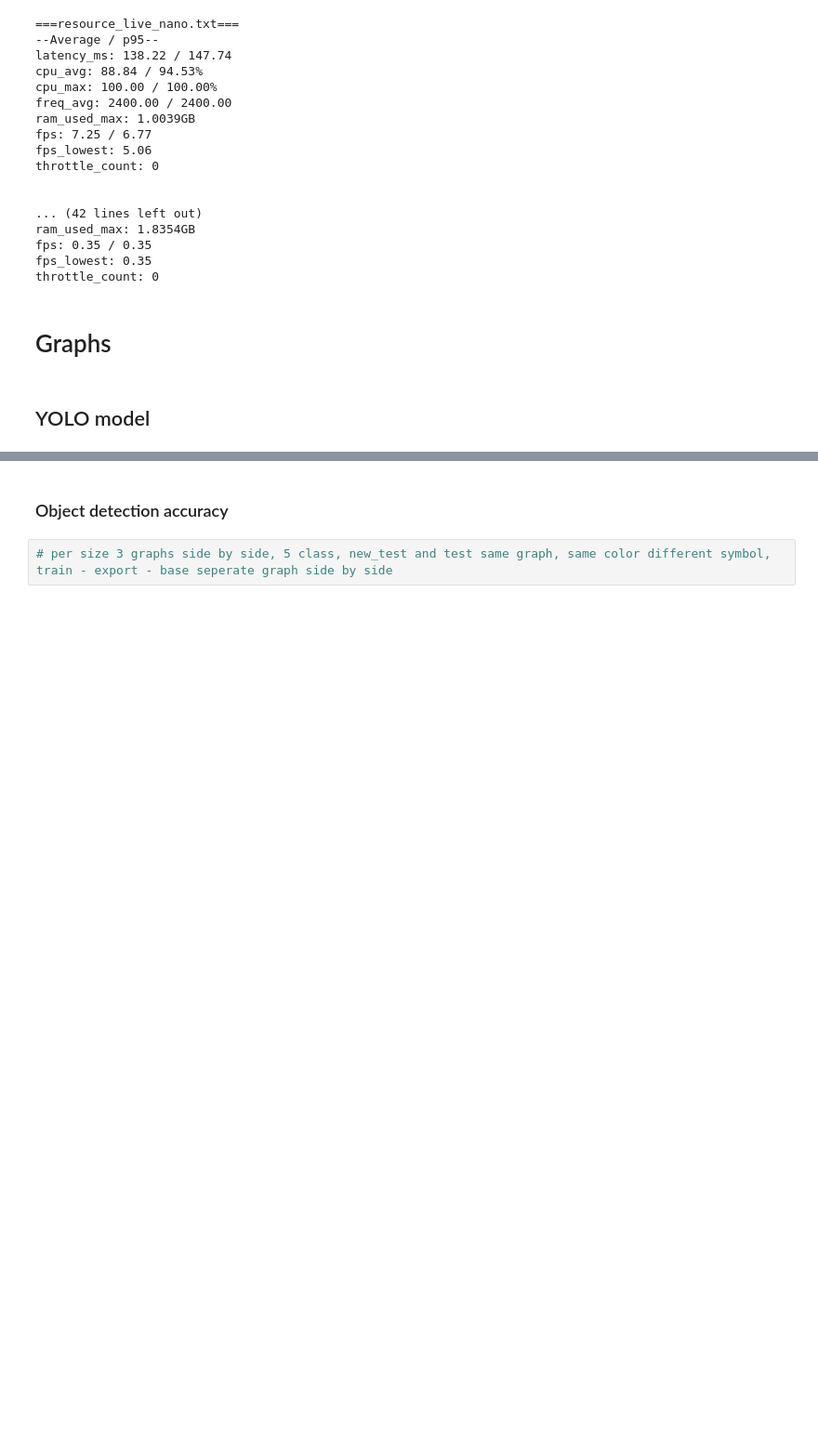
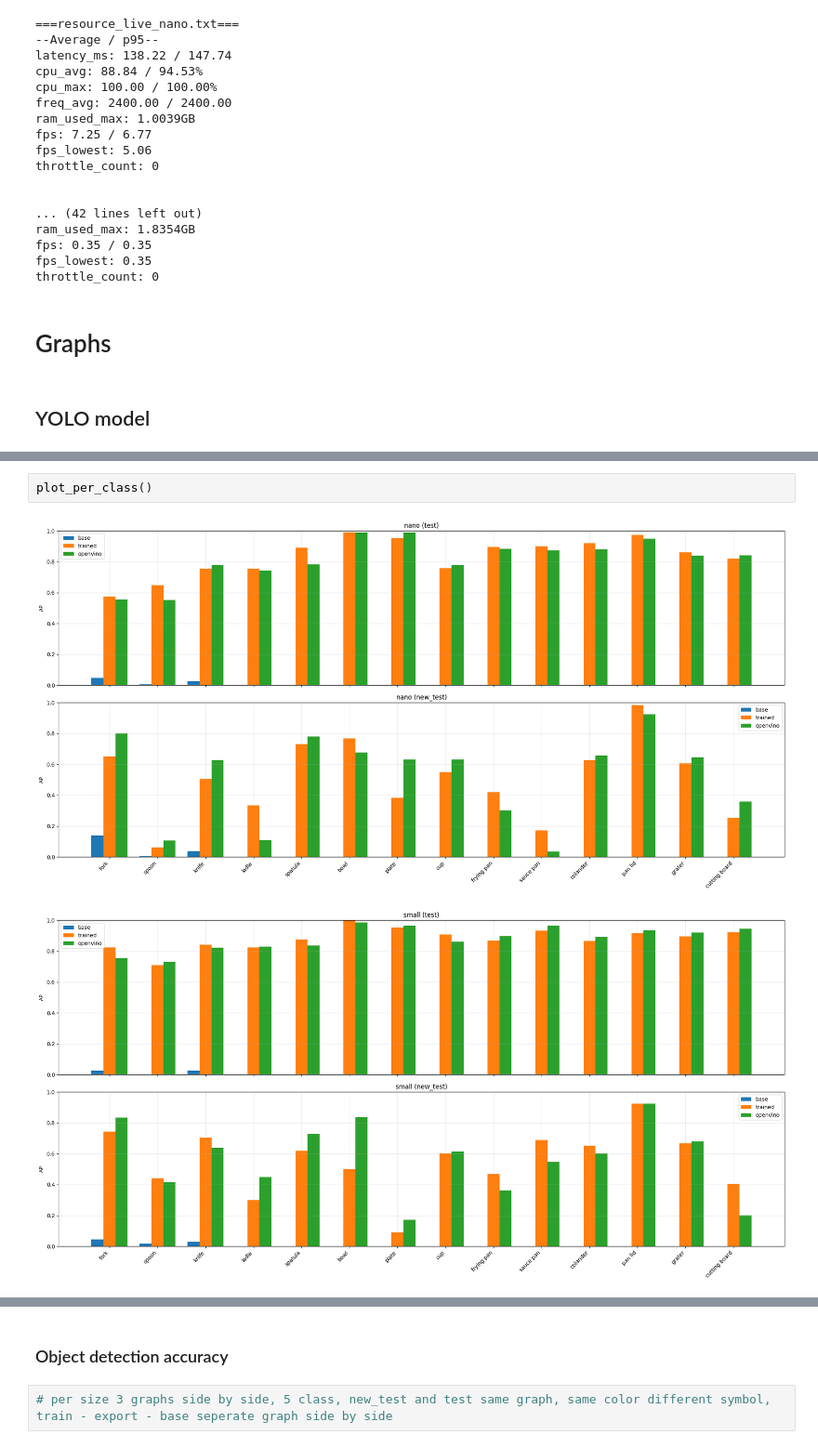
Before and after one commit to KlaidasKaralevicius/Bachelors_Thesis, a Jupyter notebook: code/test.ipynb, the cells around one changed output, grey strips where cells are left out. Shown at 93% size. Drawn from its saved outputs; the diff is of its cells as text; blank space fills up the shorter version.

Commit message:
graphs

```diff
--- a/code/test.ipynb
+++ b/code/test.ipynb
@@ -781,0 +1158,5 @@ throttle_count: 0
+# %%
+plot_per_class()
+# %% [output]
+[figure, added]
+[figure, added]
```
Also changed, not shown: parts of 13 cells of this notebook.
